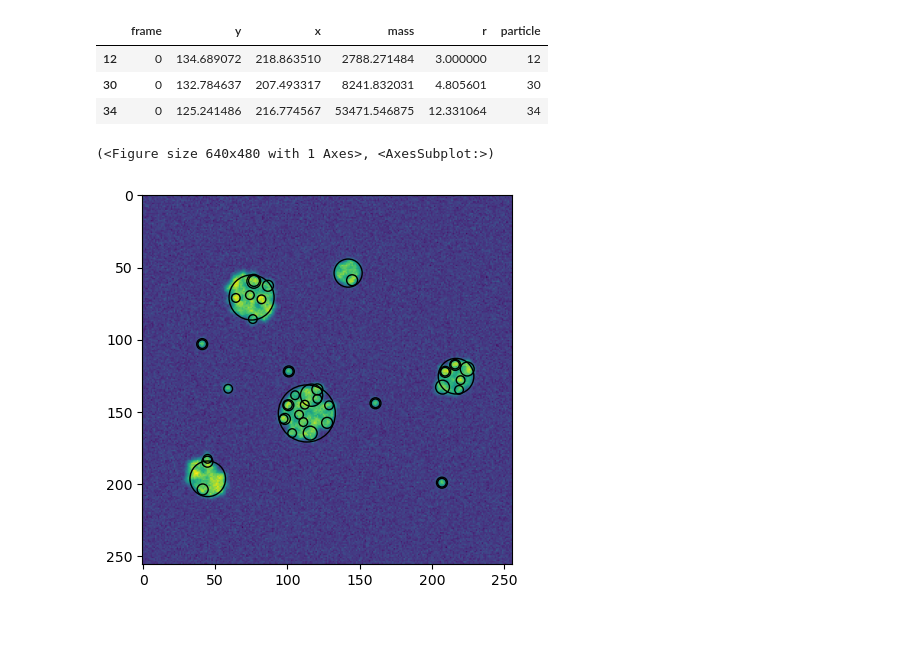
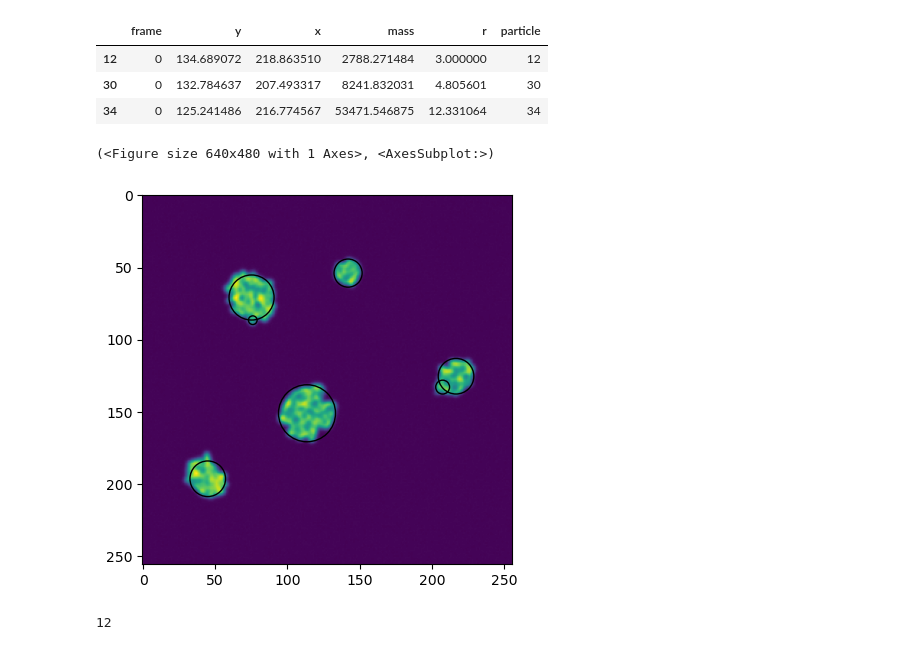
Before and after one commit to amfaber/tracking_optimizations, a Jupyter notebook: gpu-tracking/testing/marcus_blobs/track_marcus_jacob_data.ipynb, the cells around one changed output. Cells and saved outputs as stored; diff of their text form; code cells hidden in the pictures.

```diff
--- a/gpu-tracking/testing/marcus_blobs/track_marcus_jacob_data.ipynb
+++ b/gpu-tracking/testing/marcus_blobs/track_marcus_jacob_data.ipynb
@@ -61,9 +60,13 @@ df[(df["x"] > 200) & (df["x"] < 220) & (df["y"] > 125) & (df["y"] < 150) & (df["
 | 30 | 0 | 132.784637 | 207.493317 | 8241.832031 | 4.805601 | 30 |
 | 34 | 0 | 125.241486 | 216.774567 | 53471.546875 | 12.331064 | 34 |
 # %%
-vid = vid2 + vid1
-df = gt.LoG(vid, min_r = 3, max_r = 25, snr = 1.5, log_spacing = True, overlap_threshold = 1, search_range = 9)
+vid = vid2
+df = gt.LoG(vid, min_r = 3, max_r = 25, snr = 1.5, log_spacing = True, overlap_threshold = 0.51)
 gt.annotate_video(vid, df, frame = 0)
 # %% [output]
 (<Figure size 640x480 with 1 Axes>, <AxesSubplot:>)
-[figure, old version]
+[figure, new version]
+# %%
+(df["frame"] == 0).sum()
+# %% [output]
+12
```
Also changed, not shown: parts of 3 cells of this notebook, 9 other files.
